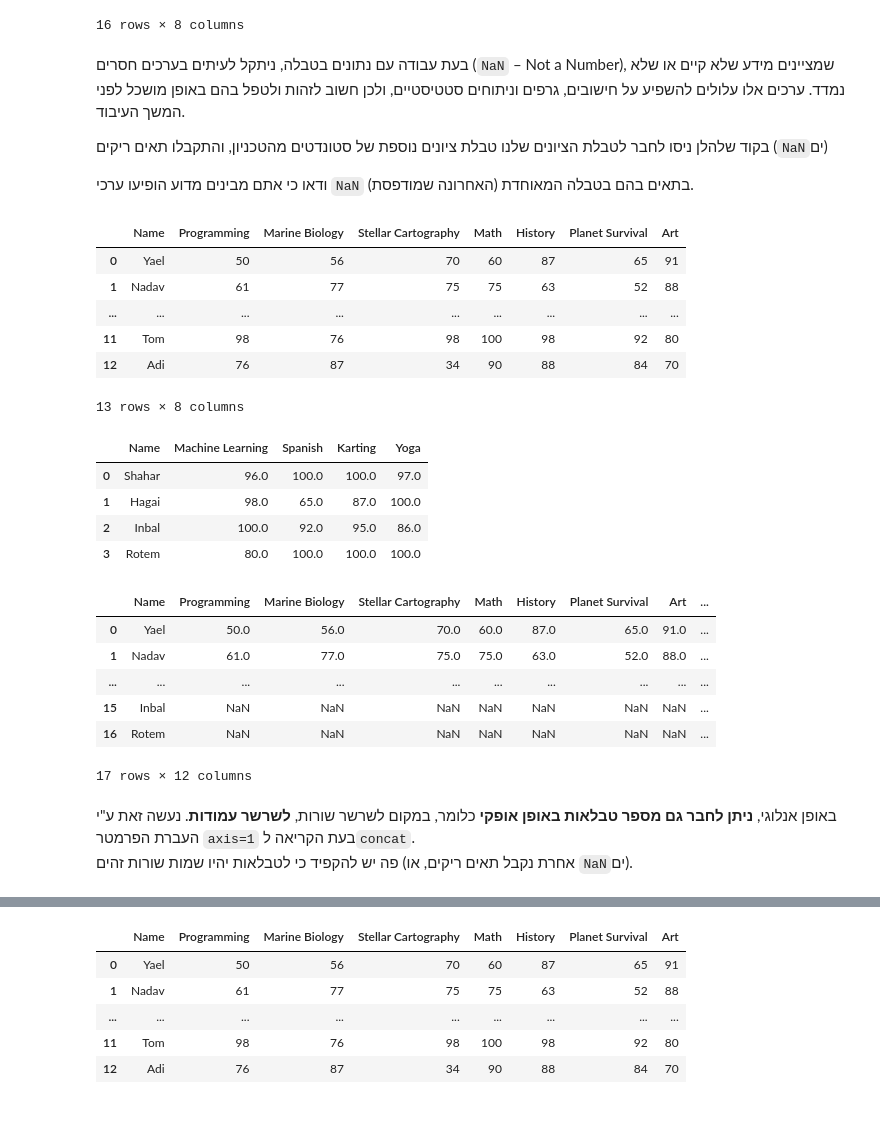
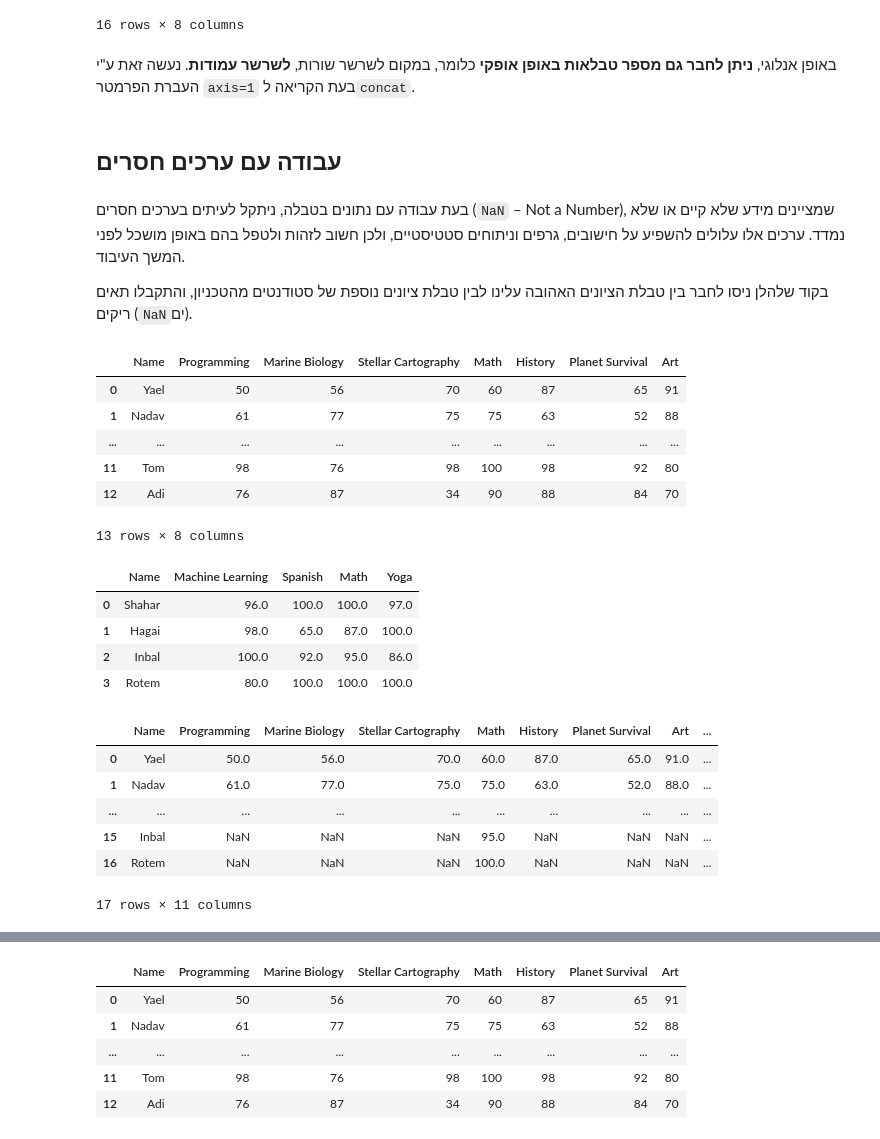
Before and after one commit to hag007/virtual-pyprog, a Jupyter notebook: 19_6_combine_dfs.ipynb, the cells around one changed output, grey strips where cells are left out. Drawn from its saved outputs; the diff is of its cells as text; code cells hidden in the pictures.

```diff
--- a/19_6_combine_dfs.ipynb
+++ b/19_6_combine_dfs.ipynb
@@ -106,50 +129,50 @@ pd.concat([df, df_staff], ignore_index=True) # ignores the original indices to a
 | 14 | Hagai | 100.0 | 62.0 | 78.0 | 10.0 | 62.0 | 69.0 | 100.0 |
 | 15 | Inbal | 100.0 | 25.0 | 84.0 | 100.0 | 95.0 | 99.0 | 30.0 |
 16 rows × 8 columns
+# %% [markdown]
+
+
+
+באופן אנלוגי, **ניתן לחבר גם מספר טבלאות באופן אופקי** כלומר, במקום לשרשר שורות, **לשרשר עמודות**. נעשה זאת ע"י העברת הפרמטר `axis=1` בעת הקריאה ל`concat`.
+# %% [markdown]
+## עבודה עם ערכים חסרים
 # %% [markdown]
 בעת עבודה עם נתונים בטבלה, ניתקל לעיתים בערכים חסרים (`NaN` – Not a Number), שמציינים מידע שלא קיים או שלא נמדד. ערכים אלו עלולים להשפיע על חישובים, גרפים וניתוחים סטטיסטיים, ולכן חשוב לזהות ולטפל בהם באופן מושכל לפני המשך העיבוד.
 
 
-בקוד שלהלן ניסו לחבר לטבלת הציונים שלנו טבלת ציונים נוספת של סטונדטים מהטכניון, והתקבלו תאים ריקים (`NaN`ים)
-
-ודאו כי אתם מבינים מדוע הופיעו ערכי `NaN` בתאים בהם בטבלה המאוחדת (האחרונה שמודפסת).
+בקוד שלהלן ניסו לחבר בין טבלת הציונים האהובה עלינו לבין טבלת ציונים נוספת של סטודנטים מהטכניון, והתקבלו תאים ריקים (`NaN`ים).
 # %%
 lst_grades_from_technion = \
-        [{'Name':"Shahar", 'Machine Learning':96.0,'Spanish':100.0,'Karting':100.0, 'Yoga': 97.0},
-         {'Name':"Hagai", 'Machine Learning':98.0,'Spanish':65.0,'Karting':87.0, 'Yoga': 100.0},
-         {'Name':"Inbal", 'Machine Learning':100.0,'Spanish':92.0,'Karting':95.0, 'Yoga': 86.0},
-         {'Name':"Rotem", 'Machine Learning':80.0,'Spanish':100.0,'Karting':100.0, 'Yoga': 100.0},
+        [{'Name':"Shahar", 'Machine Learning':96.0,'Spanish':100.0,'Math':100.0, 'Yoga': 97.0},
+         {'Name':"Hagai", 'Machine Learning':98.0,'Spanish':65.0,'Math':87.0, 'Yoga': 100.0},
+         {'Name':"Inbal", 'Machine Learning':100.0,'Spanish':92.0,'Math':95.0, 'Yoga': 86.0},
+         {'Name':"Rotem", 'Machine Learning':80.0,'Spanish':100.0,'Math':100.0, 'Yoga': 100.0},
         ]
 df_from_technion = pd.DataFrame(lst_grades_from_technion)
 
 display(df)
 display(df_from_technion)
-
-df_after_concat = pd.concat([df, df_from_technion], ignore_index=True)
-display(df_after_concat)
 # %% [output]
 |  | Name | Programming | Marine Biology | Stellar Cartography | Math | History | Planet Survival | Art |
 | 0 | Yael | 50 | 56 | 70 | 60 | 87 | 65 | 91 |
 | 1 | Nadav | 61 | 77 | 75 | 75 | 63 | 52 | 88 |
 | ... | ... | ... | ... | ... | ... | ... | ... | ... |
 | 11 | Tom | 98 | 76 | 98 | 100 | 98 | 92 | 80 |
 | 12 | Adi | 76 | 87 | 34 | 90 | 88 | 84 | 70 |
 13 rows × 8 columns
-|  | Name | Machine Learning | Spanish | Karting | Yoga |
+|  | Name | Machine Learning | Spanish | Math | Yoga |
 | 0 | Shahar | 96.0 | 100.0 | 100.0 | 97.0 |
 | 1 | Hagai | 98.0 | 65.0 | 87.0 | 100.0 |
 | 2 | Inbal | 100.0 | 92.0 | 95.0 | 86.0 |
 | 3 | Rotem | 80.0 | 100.0 | 100.0 | 100.0 |
-|  | Name | Programming | Marine Biology | Stellar Cartography | Math | History | Planet Survival | Art | ... |
-| 0 | Yael | 50.0 | 56.0 | 70.0 | 60.0 | 87.0 | 65.0 | 91.0 | ... |
-| 1 | Nadav | 61.0 | 77.0 | 75.0 | 75.0 | 63.0 | 52.0 | 88.0 | ... |
-| ... | ... | ... | ... | ... | ... | ... | ... | ... | ... |
-| 15 | Inbal | NaN | NaN | NaN | NaN | NaN | NaN | NaN | ... |
-| 16 | Rotem | NaN | NaN | NaN | NaN | NaN | NaN | NaN | ... |
-17 rows × 12 columns
-# %% [markdown]
-
-
-
-באופן אנלוגי, **ניתן לחבר גם מספר טבלאות באופן אופקי** כלומר, במקום לשרשר שורות, **לשרשר עמודות**. נעשה זאת ע"י העברת הפרמטר `axis=1` בעת הקריאה ל`concat`.
-פה יש להקפיד כי לטבלאות יהיו שמות שורות זהים (אחרת נקבל תאים ריקים, או `NaN`ים).
+# %%
+df_after_concat = pd.concat([df, df_from_technion], ignore_index=True)
+display(df_after_concat)
+# %% [output]
+|  | Name | Programming | Marine Biology | Stellar Cartography | Math | History | Planet Survival | Art | ... |
+| 0 | Yael | 50.0 | 56.0 | 70.0 | 60.0 | 87.0 | 65.0 | 91.0 | ... |
+| 1 | Nadav | 61.0 | 77.0 | 75.0 | 75.0 | 63.0 | 52.0 | 88.0 | ... |
+| ... | ... | ... | ... | ... | ... | ... | ... | ... | ... |
+| 15 | Inbal | NaN | NaN | NaN | 95.0 | NaN | NaN | NaN | ... |
+| 16 | Rotem | NaN | NaN | NaN | 100.0 | NaN | NaN | NaN | ... |
+17 rows × 11 columns
```
Also changed, not shown: parts of 39 cells of this notebook.
